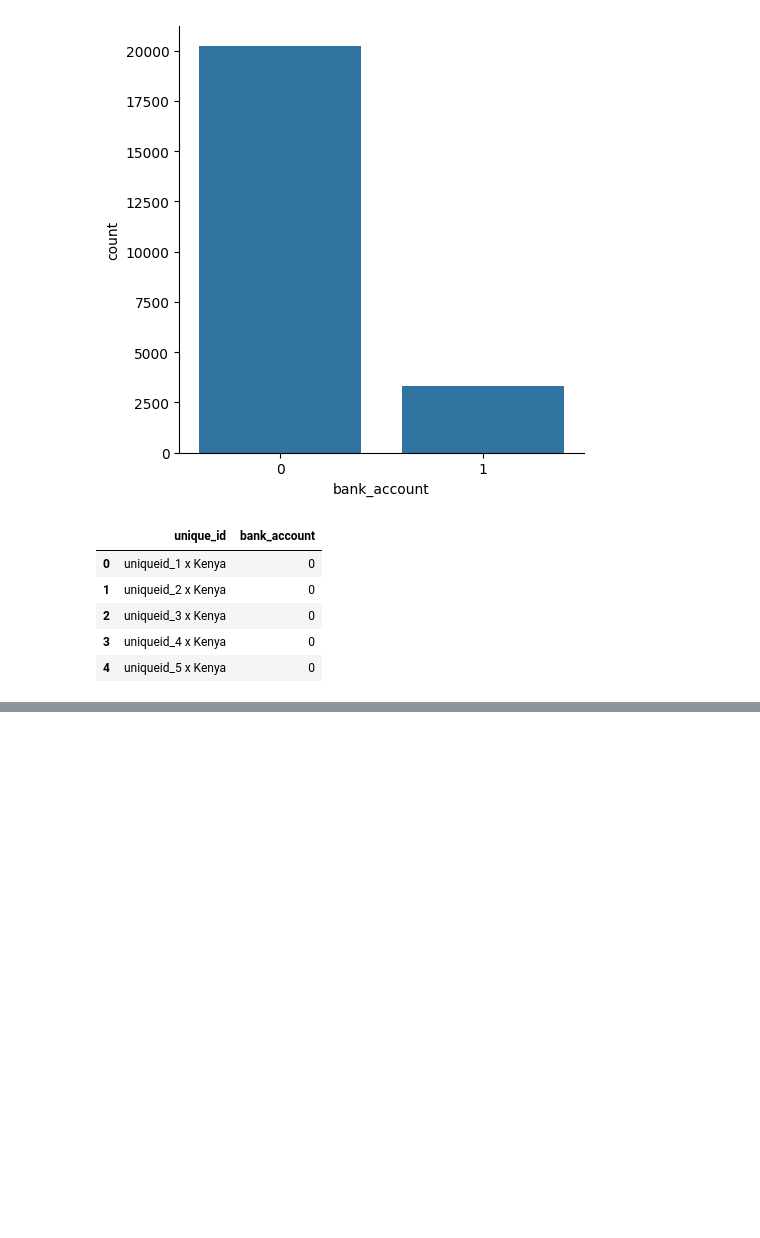
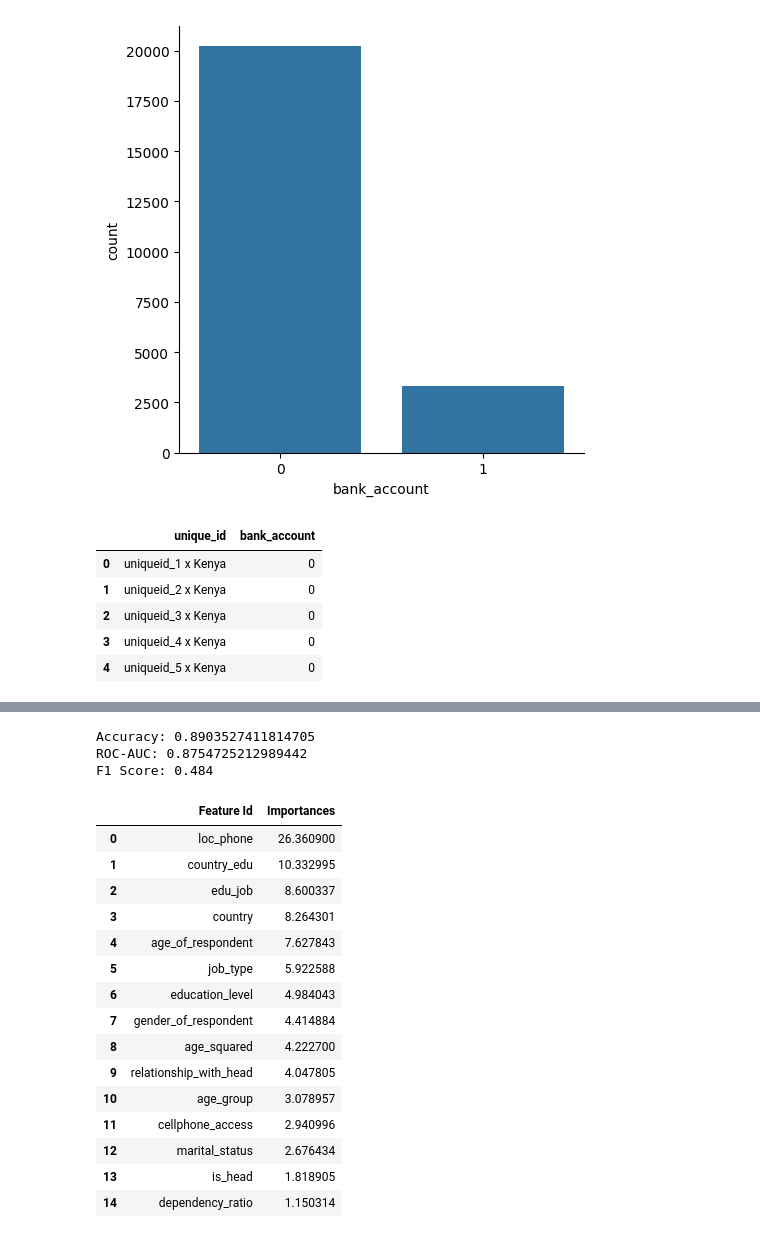
Before and after one commit to bettycdaba/financial-inclusion-in-africa, a Jupyter notebook: Financial-Inclusion0.ipynb, the cells around one changed output, grey strips where cells are left out. Saved outputs shown, nothing was run; the diff lists cells and outputs as text; code cells hidden in the pictures; blank space fills up the shorter version.

```diff
--- a/Financial-Inclusion0.ipynb
+++ b/Financial-Inclusion0.ipynb
@@ -271,0 +2053,27 @@ files.download('osubmission.csv')
+# %%
+X_train, X_val, y_train, y_val = train_test_split(
+    X_processed, y,
+    test_size=0.1,
+    stratify=y,
+    random_state=42
+)
+# %%
+# CatBoost handles categorical features directly
+cat_cols = X_processed.select_dtypes(include=['object', 'category']).columns.tolist()
+# %%
+cat_model = CatBoostClassifier(
+    iterations=1500,
+    depth=6,
+    learning_rate=0.03,
+    loss_function='Logloss',
+    eval_metric='AUC',
+    random_seed=42,
+    verbose=200
+)
+# %%
+cat_model.fit(
+    X_train, y_train,
+    cat_features=cat_cols,
+    eval_set=(X_val, y_val),
+    early_stopping_rounds=100
+)
@@ -271,0 +2091,36 @@ files.download('osubmission.csv')
+# %%
+# Predict probabilities
+y_pred_prob = cat_model.predict_proba(X_val)[:,1]
+
+# Convert to binary
+y_pred = (y_pred_prob > 0.5).astype(int)
+
+# Metrics
+print("Accuracy:", accuracy_score(y_val, y_pred))
+print("ROC-AUC:", roc_auc_score(y_val, y_pred_prob))
+print("F1 Score:", f1_score(y_val, y_pred))
+# %% [output]
+Accuracy: 0.8903527411814705
+ROC-AUC: 0.8754725212989442
+F1 Score: 0.484
+# %%
+import matplotlib.pyplot as plt
+
+cat_model.get_feature_importance(prettified=True).head(15)
+# %% [output]
+|  | Feature Id | Importances |
+| 0 | loc_phone | 26.360900 |
+| 1 | country_edu | 10.332995 |
+| 2 | edu_job | 8.600337 |
+| 3 | country | 8.264301 |
+| 4 | age_of_respondent | 7.627843 |
+| 5 | job_type | 5.922588 |
+| 6 | education_level | 4.984043 |
+| 7 | gender_of_respondent | 4.414884 |
+| 8 | age_squared | 4.222700 |
+| 9 | relationship_with_head | 4.047805 |
+| 10 | age_group | 3.078957 |
+| 11 | cellphone_access | 2.940996 |
+| 12 | marital_status | 2.676434 |
+| 13 | is_head | 1.818905 |
+| 14 | dependency_ratio | 1.150314 |
```
Also changed, not shown: parts of 49 cells of this notebook.
